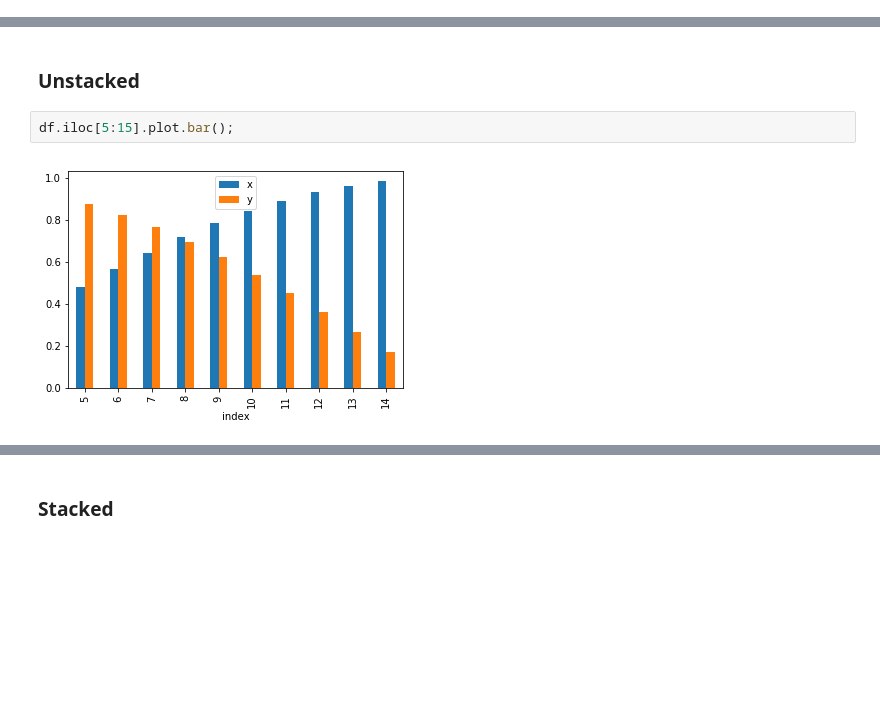
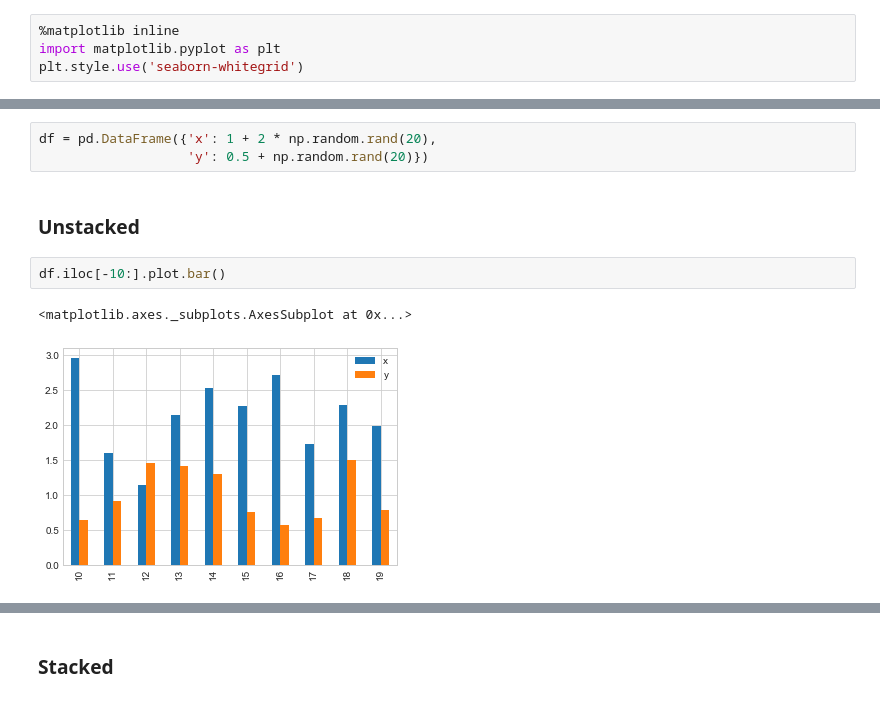
Before and after one commit to altair-viz/pdvega, a Jupyter notebook: notebooks/pdvega_example.ipynb, the cells around one changed output, grey strips where cells are left out. Cells and saved outputs as stored; diff of their text form; blank space fills up the shorter version.

```diff
--- a/notebooks/pdvega_example.ipynb
+++ b/notebooks/pdvega_example.ipynb
@@ -26,0 +31,4 @@ df.plot.line();
+# %%
+%matplotlib inline
+import matplotlib.pyplot as plt
+plt.style.use('seaborn-whitegrid')
@@ -43,9 +65,13 @@ df.vgplot.scatter(x='x', y='y')
 # %% [markdown]
 ## Bar Plots
+# %%
+df = pd.DataFrame({'x': 1 + 2 * np.random.rand(20),
+                   'y': 0.5 + np.random.rand(20)})
 # %% [markdown]
 ### Unstacked
 # %%
-df.iloc[5:15].plot.bar();
+df.iloc[-10:].plot.bar()
 # %% [output]
+<matplotlib.axes._subplots.AxesSubplot at 0x...>
-[figure, old version]
+[figure, new version]
 # %%
```
Also changed, not shown: parts of 19 cells of this notebook.
